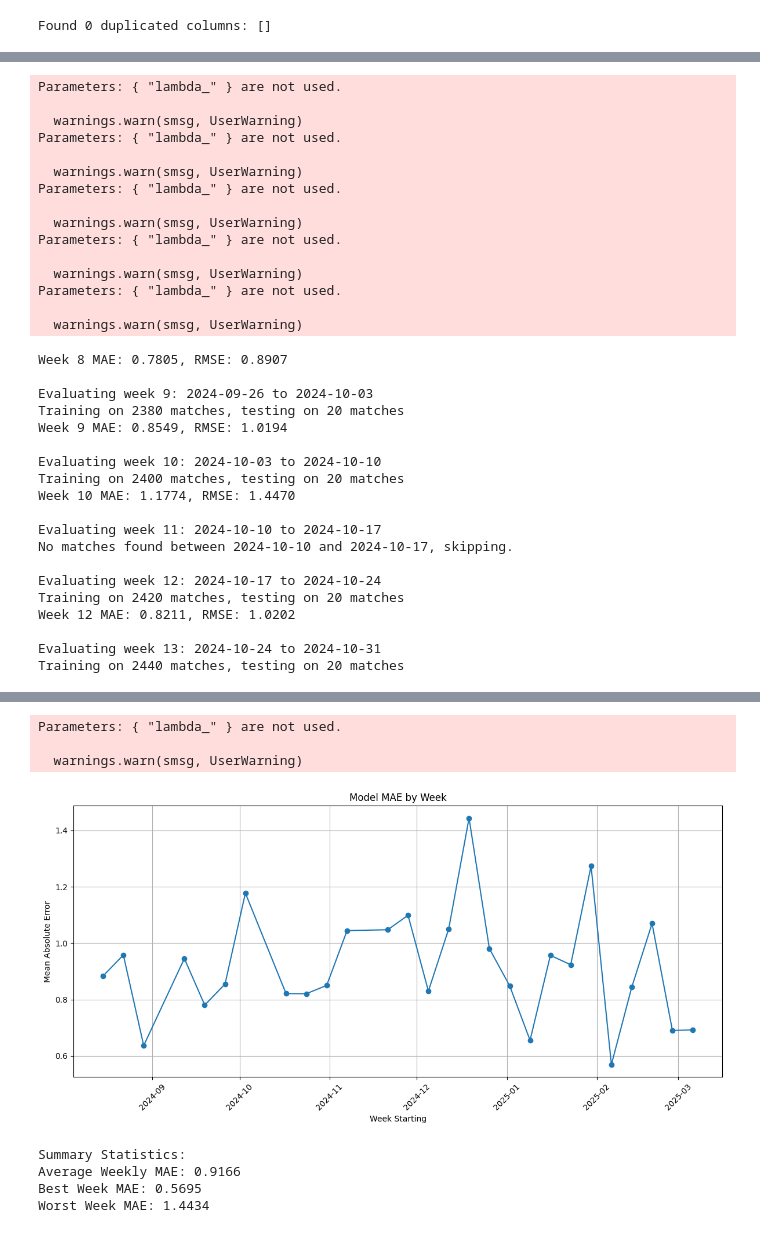
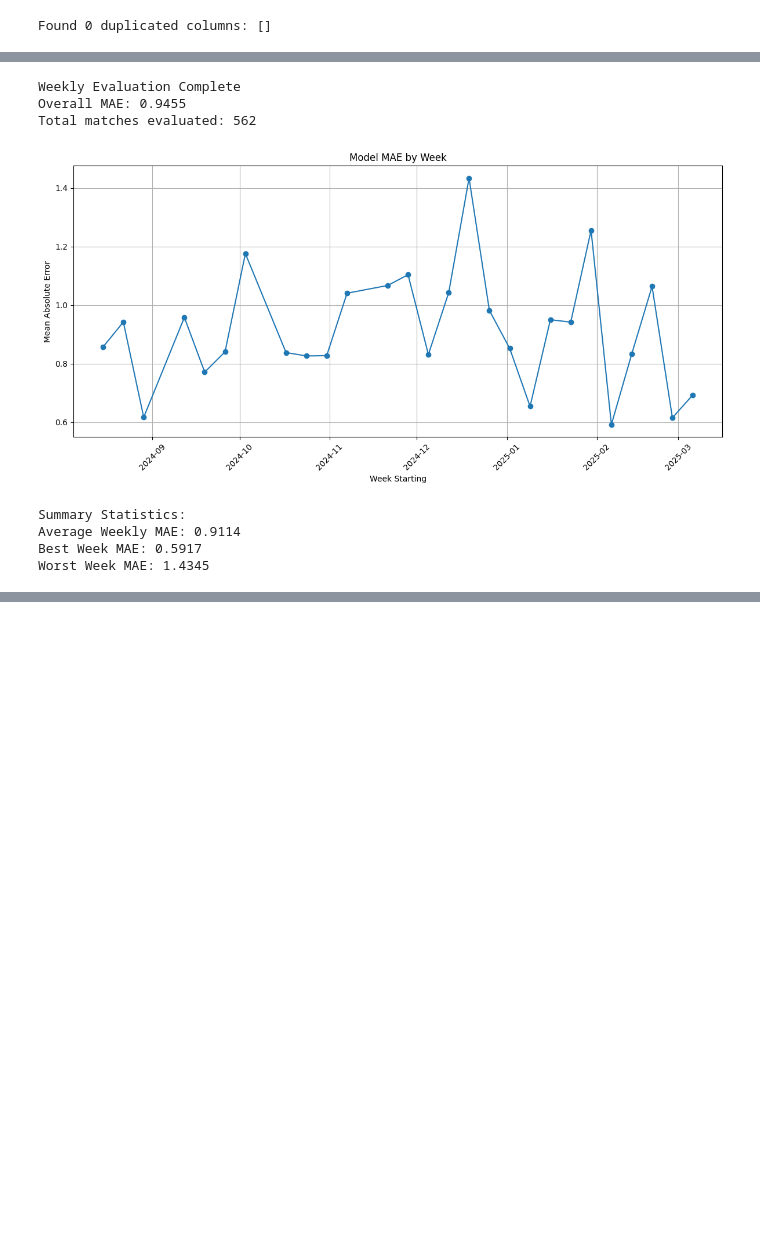
Before and after one commit to louis-porter/team-eval, a Jupyter notebook: ml/xgboost_model.ipynb, the cells around one changed output, grey strips where cells are left out. Saved outputs shown, nothing was run; the diff lists cells and outputs as text; code cells hidden in the pictures; blank space fills up the shorter version.

```diff
--- a/ml/xgboost_model.ipynb
+++ b/ml/xgboost_model.ipynb
@@ -1020,11 +1018,11 @@ def evaluate_weekly(final_df, start_date, end_date, feature_cols, target_col="go
 
     # Set up XGBoost model parameters
     model_params = {
-        'n_estimators': 100,
-        'learning_rate': 0.03,
-        'max_depth': 2,
-        'subsample': 0.7,
-        'colsample_bytree': 0.9,
+        'n_estimators': 125,
+        'learning_rate': 0.02,
+        'max_depth': 3,
+        'subsample': 0.75,
+        'colsample_bytree': 0.8,
         'min_child_weight': 1,
         'gamma': 0,
         'alpha': 1,
@@ -1105,8 +1103,8 @@ def evaluate_weekly(final_df, start_date, end_date, feature_cols, target_col="go
         })
         all_predictions.append(match_predictions)
 
-        if verbose:
-            print(f"Week {week_count} MAE: {mae:.4f}, RMSE: {rmse:.4f}")
+        #if verbose:
+        #    print(f"Week {week_count} MAE: {mae:.4f}, RMSE: {rmse:.4f}")
 
         # Move to next week
         current_date = next_date
@@ -1115,10 +1113,10 @@ def evaluate_weekly(final_df, start_date, end_date, feature_cols, target_col="go
     results_df = pd.DataFrame(weekly_results)
     all_predictions_df = pd.concat(all_predictions, ignore_index=True) if all_predictions else pd.DataFrame()
 
-    if verbose:
-        print("\nWeekly Evaluation Complete")
-        print(f"Overall MAE: {all_predictions_df['abs_error'].mean():.4f}")
-        print(f"Total matches evaluated: {len(all_predictions_df)}")
+
+    print("\nWeekly Evaluation Complete")
+    print(f"Overall MAE: {all_predictions_df['abs_error'].mean():.4f}")
+    print(f"Total matches evaluated: {len(all_predictions_df)}")
 
     return results_df, all_predictions_df
 
@@ -1138,7 +1136,8 @@ weekly_results, all_predictions = evaluate_weekly(
     start_date=start_date,
     end_date=end_date,
     feature_cols=feature_cols,
-    promoted_teams=["Ipswich", "Leicester", "Southampton"]
+    promoted_teams=["Ipswich", "Leicester", "Southampton"],
+    verbose=False
 )
 
 # Visualize results
@@ -1182,34 +1181,8 @@ Training on 2360 matches, testing on 20 matches
-Parameters: { "lambda_" } are not used.
-
-  warnings.warn(smsg, UserWarning)
-Parameters: { "lambda_" } are not used.
-
-  warnings.warn(smsg, UserWarning)
-Parameters: { "lambda_" } are not used.
-
-  warnings.warn(smsg, UserWarning)
-Parameters: { "lambda_" } are not used.
-
-  warnings.warn(smsg, UserWarning)
-Parameters: { "lambda_" } are not used.
-
-  warnings.warn(smsg, UserWarning)
+Weekly Evaluation Complete
+Overall MAE: 0.9455
+Total matches evaluated: 562
+[figure, new version]
-Week 8 MAE: 0.7805, RMSE: 0.8907
-
-Evaluating week 9: 2024-09-26 to 2024-10-03
-Training on 2380 matches, testing on 20 matches
-Week 9 MAE: 0.8549, RMSE: 1.0194
-
-Evaluating week 10: 2024-10-03 to 2024-10-10
-Training on 2400 matches, testing on 20 matches
-Week 10 MAE: 1.1774, RMSE: 1.4470
-
-Evaluating week 11: 2024-10-10 to 2024-10-17
-No matches found between 2024-10-10 and 2024-10-17, skipping.
-
-Evaluating week 12: 2024-10-17 to 2024-10-24
-Training on 2420 matches, testing on 20 matches
-Week 12 MAE: 0.8211, RMSE: 1.0202
-
-Evaluating week 13: 2024-10-24 to 2024-10-31
-Training on 2440 matches, testing on 20 matches
+Summary Statistics:
+Average Weekly MAE: 0.9114
+Best Week MAE: 0.5917
+Worst Week MAE: 1.4345
@@ -1356,8 +1188,0 @@ Total matches evaluated: 562
-Parameters: { "lambda_" } are not used.
-
-  warnings.warn(smsg, UserWarning)
-[figure, old version]
-Summary Statistics:
-Average Weekly MAE: 0.9166
-Best Week MAE: 0.5695
-Worst Week MAE: 1.4434
```
Also changed, not shown: parts of 8 cells of this notebook, 1 other file.
